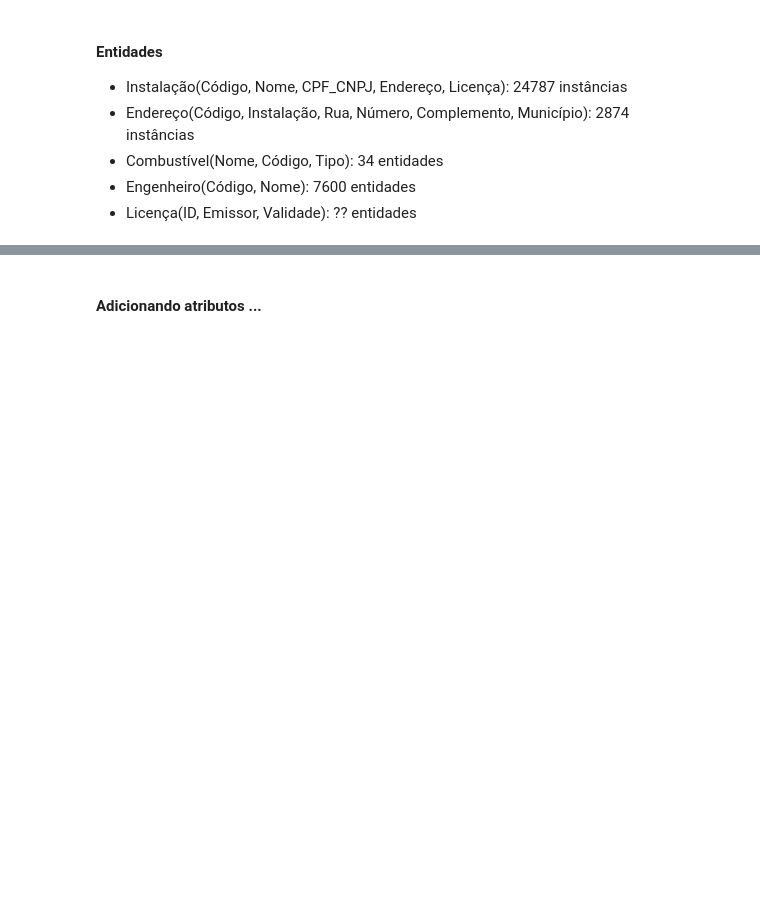
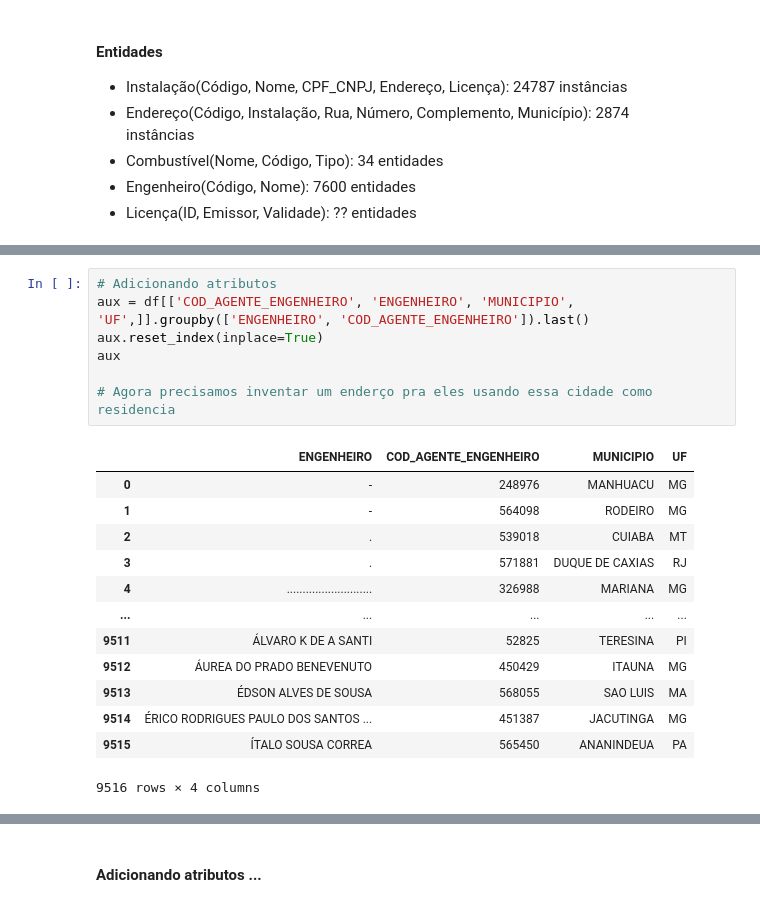
Before and after one commit to pedro-rausch/pontos_abastecimento_anp, a Jupyter notebook: TP2_IBD.ipynb, the cells around one changed output, grey strips where cells are left out. Cells and saved outputs as stored; diff of their text form; blank space fills up the shorter version.

```diff
--- a/TP2_IBD.ipynb
+++ b/TP2_IBD.ipynb
@@ -102,0 +93,21 @@ licenca.head()
+# %%
+# Adicionando atributos
+aux = df[['COD_AGENTE_ENGENHEIRO', 'ENGENHEIRO', 'MUNICIPIO', 'UF',]].groupby(['ENGENHEIRO', 'COD_AGENTE_ENGENHEIRO']).last()
+aux.reset_index(inplace=True)
+aux
+
+# Agora precisamos inventar um enderço pra eles usando essa cidade como residencia
+# %% [output]
+|  | ENGENHEIRO | COD_AGENTE_ENGENHEIRO | MUNICIPIO | UF |
+| 0 | - | 248976 | MANHUACU | MG |
+| 1 | - | 564098 | RODEIRO | MG |
+| 2 | . | 539018 | CUIABA | MT |
+| 3 | . | 571881 | DUQUE DE CAXIAS | RJ |
+| 4 | ........................... | 326988 | MARIANA | MG |
+| ... | ... | ... | ... | ... |
+| 9511 | ÁLVARO K DE A SANTI | 52825 | TERESINA | PI |
+| 9512 | ÁUREA DO PRADO BENEVENUTO | 450429 | ITAUNA | MG |
+| 9513 | ÉDSON ALVES DE SOUSA | 568055 | SAO LUIS | MA |
+| 9514 | ÉRICO RODRIGUES PAULO DOS SANTOS ... | 451387 | JACUTINGA | MG |
+| 9515 | ÍTALO SOUSA CORREA | 565450 | ANANINDEUA | PA |
+9516 rows × 4 columns
```
Also changed, not shown: parts of 18 cells of this notebook.
